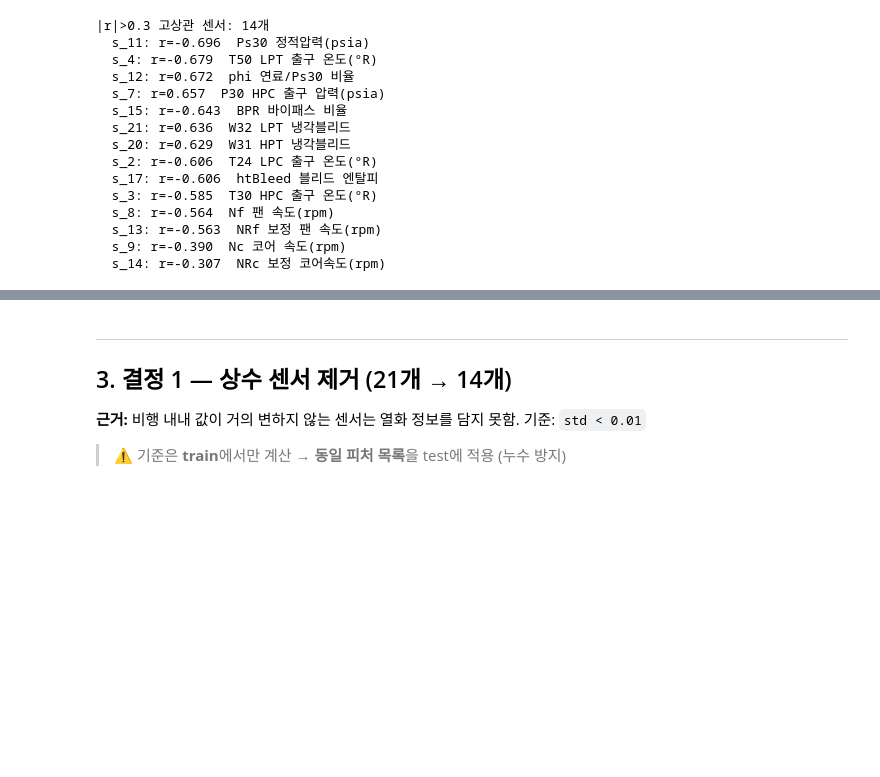
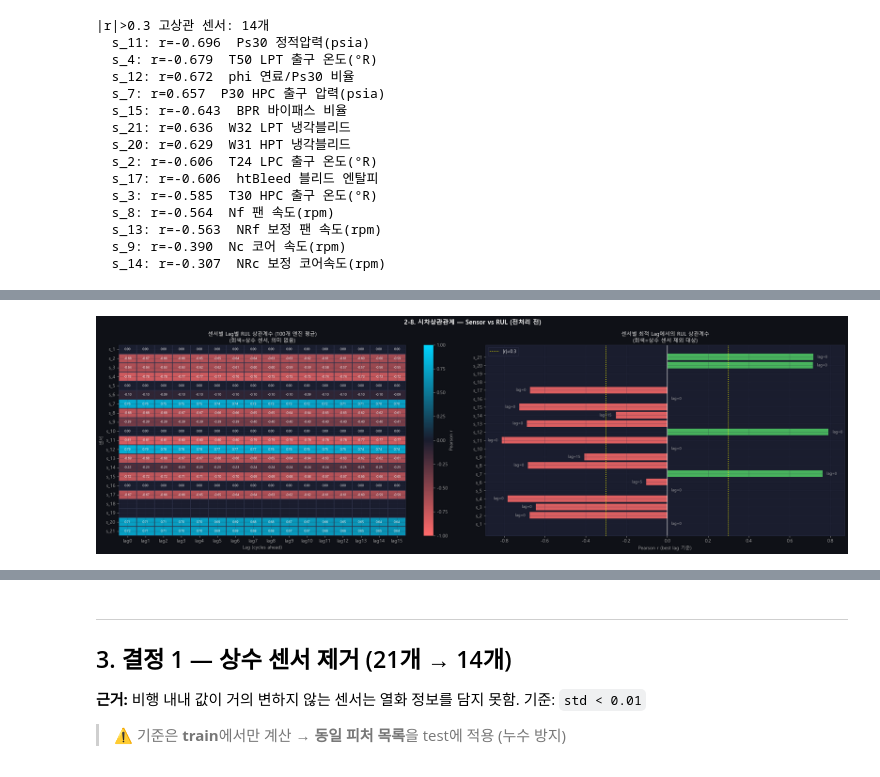
Before and after one commit to dlalswns0211/sparta_project_4_team16, a Jupyter notebook: MJ/CMAPSS_Preprocessing_FD001_MJ.ipynb, the cells around one changed output, grey strips where cells are left out. Drawn from its saved outputs; the diff is of its cells as text; code cells hidden in the pictures; blank space fills up the shorter version.

```diff
--- a/MJ/CMAPSS_Preprocessing_FD001_MJ.ipynb
+++ b/MJ/CMAPSS_Preprocessing_FD001_MJ.ipynb
@@ -523,0 +509,90 @@ for s,r in high_corr.sort_values(key=abs,ascending=False).items():
+# %%
+print('=== 2-8. 시차상관관계 — Sensor vs RUL (전처리 전, lag 0~15) ===')
+
+MAX_LAG = 15
+LAGS    = list(range(0, MAX_LAG + 1))
+
+lag_matrix = np.full((len(SENSOR_COLS), len(LAGS)), np.nan)
+
+for si, s in enumerate(SENSOR_COLS):
+    unit_lag_corrs = {lag: [] for lag in LAGS}
+    for uid in tr_rul['unit_nr'].unique():
+        udf    = tr_rul[tr_rul['unit_nr'] == uid].sort_values('time_cycles')
+        sensor = udf[s].values
+        rul    = udf['RUL'].values
+        for lag in LAGS:
+            if len(sensor) > lag + 5:
+                c = np.corrcoef(sensor[:len(sensor) - lag], rul[lag:])[0, 1]
+                if np.isfinite(c):
+                    unit_lag_corrs[lag].append(c)
+    lag_matrix[si] = [
+        np.mean(unit_lag_corrs[l]) if unit_lag_corrs[l] else np.nan
+        for l in LAGS
+    ]
+
+lag_df = pd.DataFrame(lag_matrix, index=SENSOR_COLS,
+                       columns=[f'lag{l}' for l in LAGS])
+
+# ── 안전한 best_lag 계산 (상수 센서 = all-NaN 행 처리) ────────────
+best_lag_idx, best_lag_corr = [], []
+for i in range(len(SENSOR_COLS)):
+    row = lag_matrix[i]
+    if np.all(np.isnan(row)):           # 상수 센서 → 의미 없는 행
+        best_lag_idx.append(0)
+        best_lag_corr.append(np.nan)
+    else:
+        idx = int(np.nanargmax(np.abs(row)))
+        best_lag_idx.append(idx)
+        best_lag_corr.append(float(row[idx]))
+
+# 시각화용: NaN 센서는 0으로 대체 (막대 미표시 처리)
+best_lag_corr_plot = [v if np.isfinite(v) else 0.0 for v in best_lag_corr]
+
+# ── 시각화 ──────────────────────────────────────────────────────
+from matplotlib.colors import LinearSegmentedColormap
+cmap_lag = LinearSegmentedColormap.from_list('lag', ['#ff6b6b', '#1a1d2e', '#00d4ff'], N=256)
+
+fig, axes = plt.subplots(1, 2, figsize=(22, 7))
+fig.suptitle('2-8. 시차상관관계 — Sensor vs RUL (전처리 전)', fontsize=13, fontweight='bold')
+
+sns.heatmap(lag_df, ax=axes[0], cmap=cmap_lag, center=0, vmin=-1, vmax=1,
+            annot=True, fmt='.2f', annot_kws={'size': 7},
+            linewidths=0.3, linecolor=GRID, cbar_kws={'label': 'Pearson r'})
+axes[0].set_title('센서별 Lag별 RUL 상관계수 (100개 엔진 평균)\n(회색=상수 센서, 의미 없음)')
+axes[0].set_xlabel('Lag (cycles ahead)')
+axes[0].set_ylabel('센서')
+
+bar_colors = [GRAY if not np.isfinite(v)
+              else (C[1] if v < 0 else C[2])
+              for v in best_lag_corr]
+bars = axes[1].barh(SENSOR_COLS, best_lag_corr_plot, color=bar_colors, alpha=0.85)
+axes[1].axvline(0,    color='white',  lw=1)
+axes[1].axvline( 0.3, color='yellow', lw=1.5, ls=':', label='|r|=0.3')
+axes[1].axvline(-0.3, color='yellow', lw=1.5, ls=':')
+for bar, li, v in zip(bars, best_lag_idx, best_lag_corr):
+    if not np.isfinite(v):
+        continue
+    x = bar.get_width()
+    axes[1].text(x + (0.02 if x >= 0 else -0.02),
+                 bar.get_y() + bar.get_height() / 2,
+                 f'lag={LAGS[li]}', va='center',
+                 ha='left' if x >= 0 else 'right',
+                 fontsize=8, color=GRAY)
+axes[1].set_title('센서별 최적 Lag에서의 RUL 상관계수\n(회색=상수 센서 제외 대상)')
+axes[1].set_xlabel('Pearson r (best lag 기준)')
+axes[1].legend()
+plt.tight_layout(); plt.show()
+
+lag_summary = pd.DataFrame({
+    '최적 lag (cycles)': [LAGS[i] for i in best_lag_idx],
+    '상관계수 (r)'     : [round(v, 4) if np.isfinite(v) else np.nan for v in best_lag_corr],
+    '조기경보 능력'    : ['⬜ 상수 센서' if not np.isfinite(v)
+                         else ('✅ 강함' if abs(v) >= 0.5
+                         else ('🔶 보통' if abs(v) >= 0.3
+                         else '❌ 약함')) for v in best_lag_corr],
+    '센서 설명'        : [SENSOR_DESC.get(s, s) for s in SENSOR_COLS],
+}, index=SENSOR_COLS)
+lag_summary.index.name = '센서'
+print('\n--- 시차상관관계 요약 ---')
+display(lag_summary)
+# %% [output]
@@ -523,0 +600 @@ for s,r in high_corr.sort_values(key=abs,ascending=False).items():
+[figure, added]
```
Also changed, not shown: parts of 48 cells of this notebook, 7 other files.
